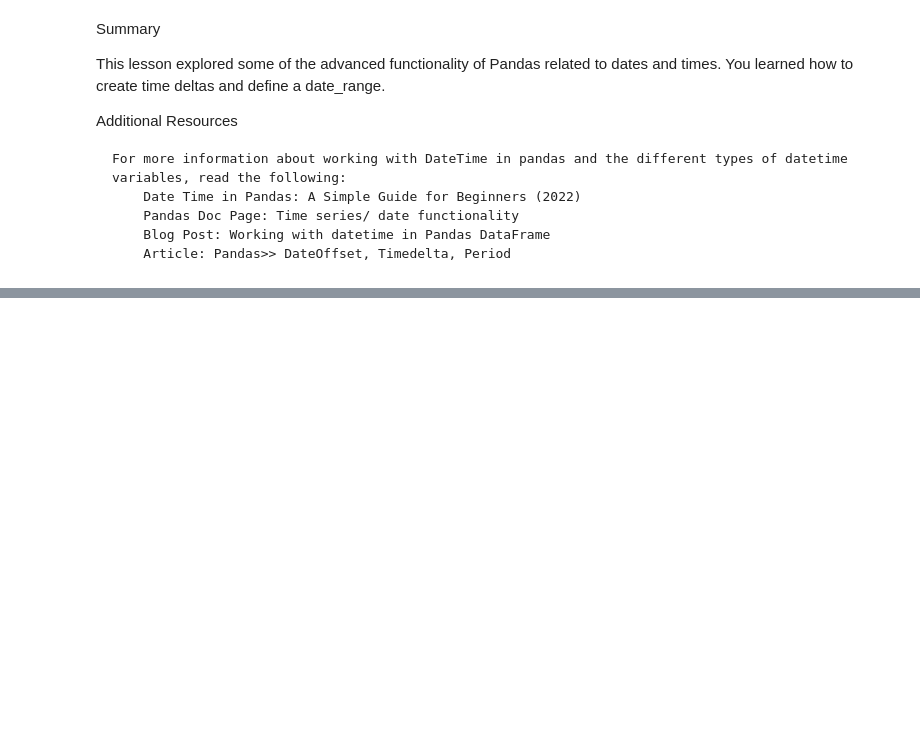
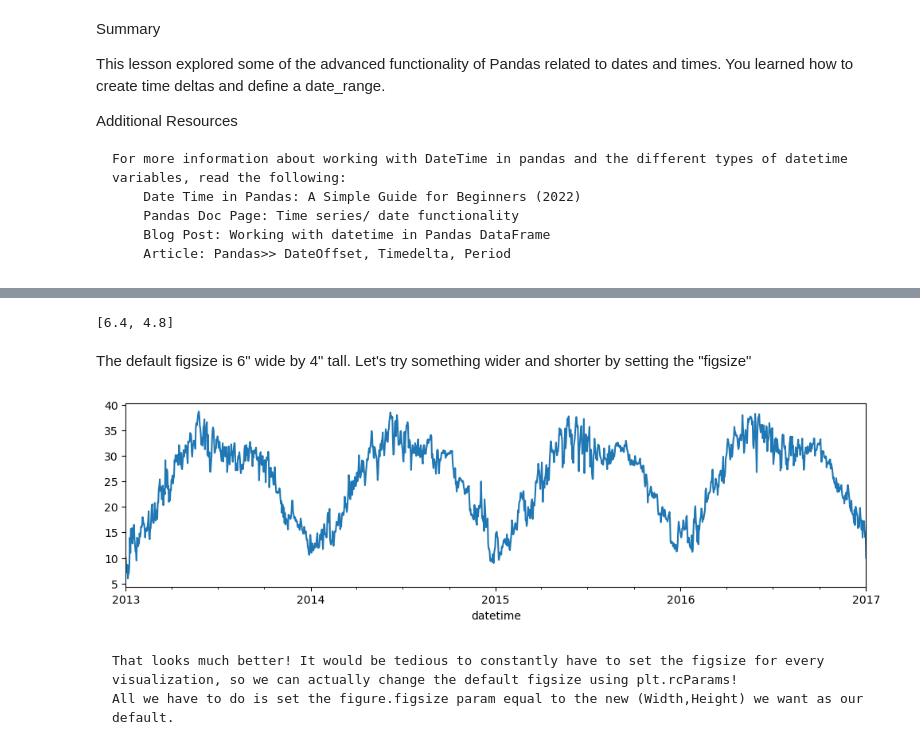
Before and after one commit to hdtran103/Into-to-Date-and-Time-Series-Data, a Jupyter notebook: Intro to Date and Time Series.ipynb, the cells around one changed output, grey strips where cells are left out. Saved outputs shown, nothing was run; the diff lists cells and outputs as text; code cells hidden in the pictures; blank space fills up the shorter version.

```diff
--- a/Intro to Date and Time Series.ipynb
+++ b/Intro to Date and Time Series.ipynb
@@ -939,0 +966,15 @@ Additional Resources
+# %%
+import matplotlib.pyplot as plt
+plt.rcParams['figure.figsize']
+# %% [output]
+[6.4, 4.8]
+# %% [markdown]
+The default figsize is 6" wide by 4" tall. Let's try something wider and shorter by setting the "figsize"
+# %%
+## plot a 12x3 figure
+ts.plot(figsize=(12,3));
+# %% [output]
+[figure, added]
+# %% [markdown]
+    That looks much better! It would be tedious to constantly have to set the figsize for every visualization, so we can actually change the default figsize using plt.rcParams!
+    All we have to do is set the figure.figsize param equal to the new (Width,Height) we want as our default.
```
Also changed, not shown: parts of 144 cells of this notebook, 1 other file.
